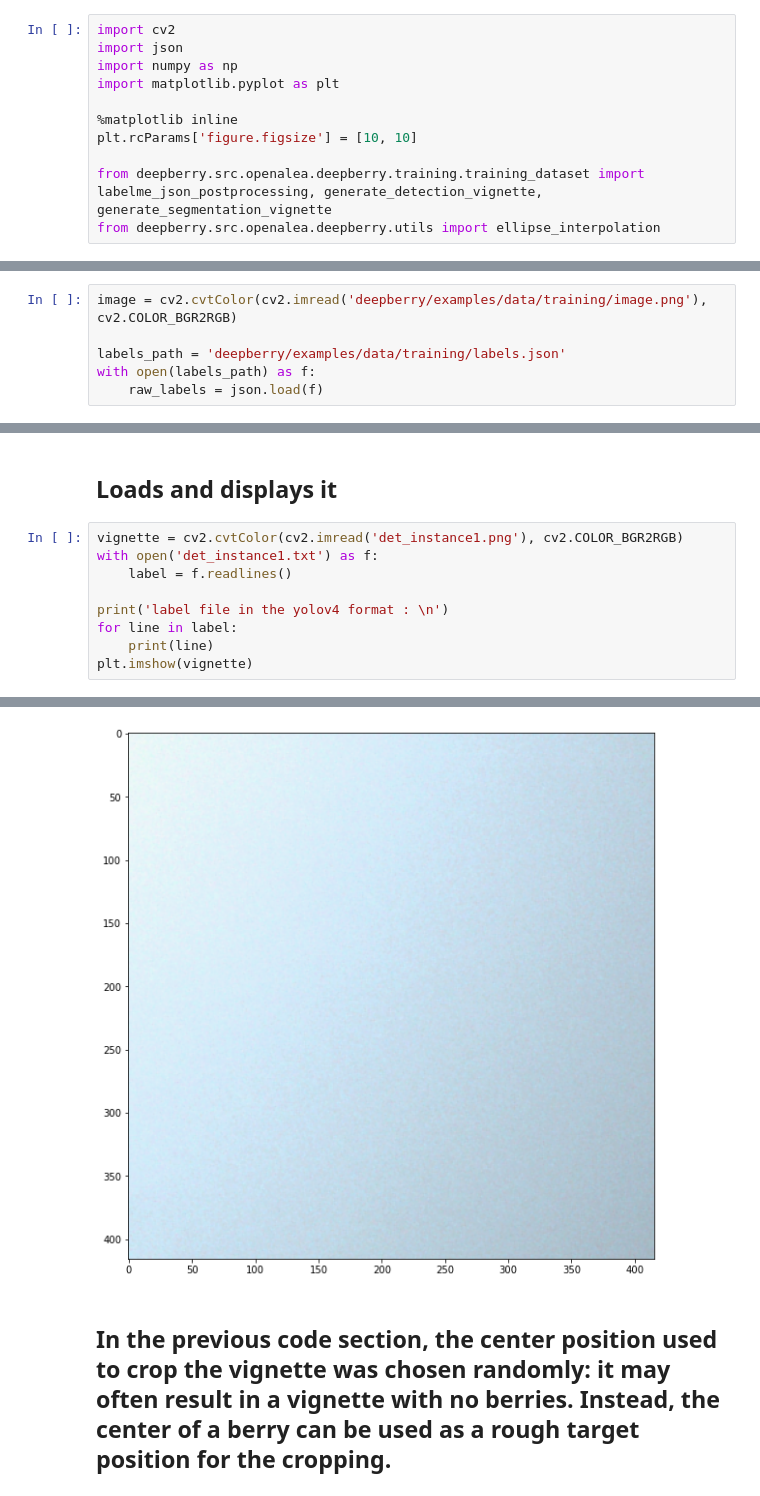
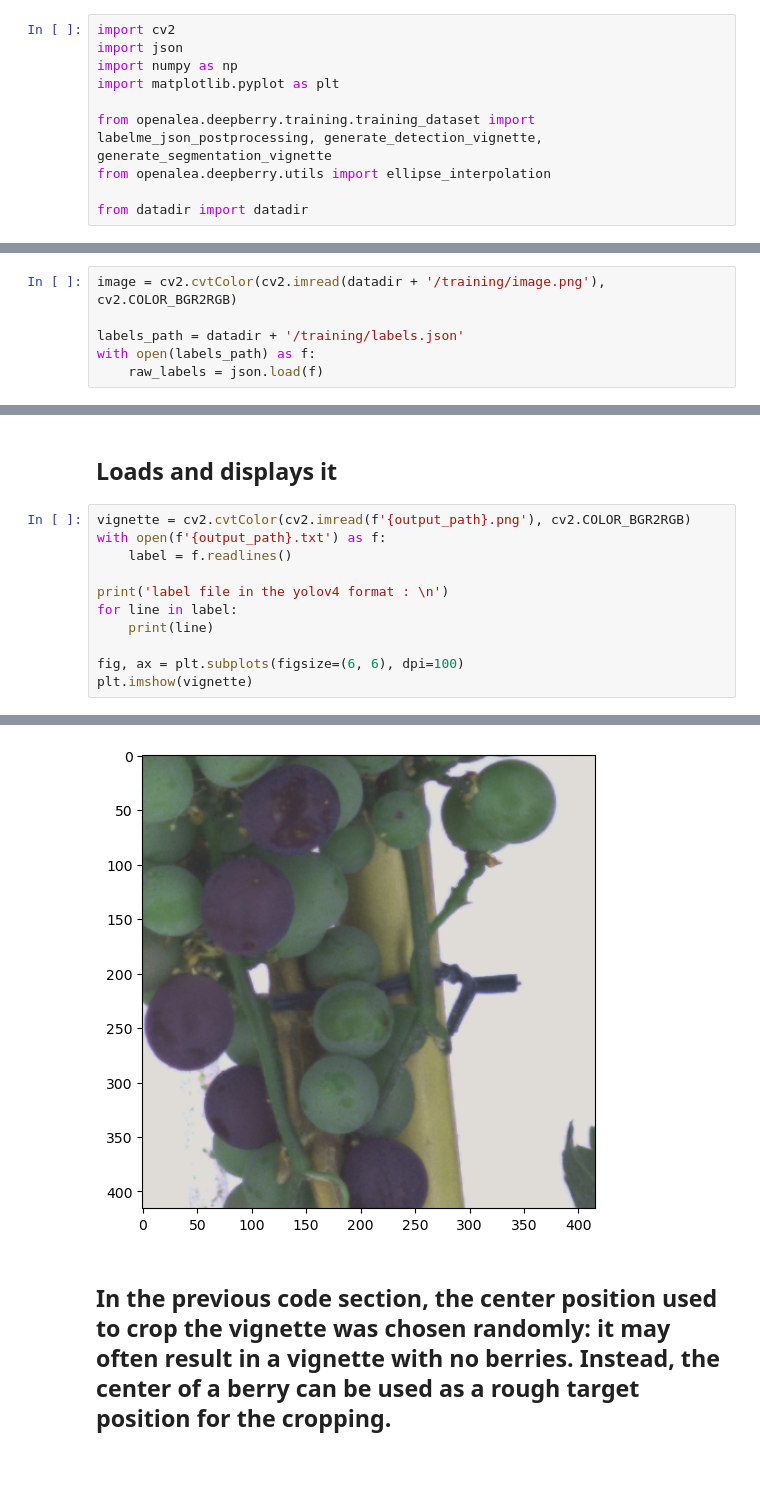
Before and after one commit to openalea/deepberry, a Jupyter notebook: examples/generate_training_dataset.ipynb, the cells around one changed output, grey strips where cells are left out. Drawn from its saved outputs; the diff is of its cells as text; blank space fills up the shorter version.

```diff
--- a/examples/generate_training_dataset.ipynb
+++ b/examples/generate_training_dataset.ipynb
@@ -9,19 +6,18 @@ import json
 import numpy as np
 import matplotlib.pyplot as plt
 
-%matplotlib inline
-plt.rcParams['figure.figsize'] = [10, 10]
+from openalea.deepberry.training.training_dataset import labelme_json_postprocessing, generate_detection_vignette, generate_segmentation_vignette
+from openalea.deepberry.utils import ellipse_interpolation
 
-from deepberry.src.openalea.deepberry.training.training_dataset import labelme_json_postprocessing, generate_detection_vignette, generate_segmentation_vignette
-from deepberry.src.openalea.deepberry.utils import ellipse_interpolation
+from datadir import datadir
 # %% [markdown]
 # 1. Loading of annotated data
 # %% [markdown]
 ## Loads an image an its corresponding labels Each label is a polygon. Only berries with >50% contours visible were annotated. Polygon points must only be placed were these contours are visible.
 # %%
-image = cv2.cvtColor(cv2.imread('deepberry/examples/data/training/image.png'), cv2.COLOR_BGR2RGB)
+image = cv2.cvtColor(cv2.imread(datadir + '/training/image.png'), cv2.COLOR_BGR2RGB)
 
-labels_path = 'deepberry/examples/data/training/labels.json'
+labels_path = datadir + '/training/labels.json'
 with open(labels_path) as f:
     raw_labels = json.load(f)
 # %% [markdown]
@@ -91,13 +89,15 @@ _ = generate_detection_vignette(image=image, labels=labels, output_path='det_ins
 # %% [markdown]
 ## Loads and displays it
 # %%
-vignette = cv2.cvtColor(cv2.imread('det_instance1.png'), cv2.COLOR_BGR2RGB)
-with open('det_instance1.txt') as f:
+vignette = cv2.cvtColor(cv2.imread(f'{output_path}.png'), cv2.COLOR_BGR2RGB)
+with open(f'{output_path}.txt') as f:
     label = f.readlines()
 
 print('label file in the yolov4 format : \n')
 for line in label:
     print(line)
+
+fig, ax = plt.subplots(figsize=(6, 6), dpi=100)
 plt.imshow(vignette)
 # %% [output]
 label file in the yolov4 format :
@@ -104,5 +120,5 @@ label file in the yolov4 format :
 <matplotlib.image.AxesImage at 0x...>
-[figure, old version]
+[figure, new version]
 # %% [markdown]
 ## In the previous code section, the center position used to crop the vignette was chosen randomly: it may often result in a vignette with no berries. Instead, the center of a berry can be used as a rough target position for the cropping.
 # %%
```
Also changed, not shown: parts of 11 cells of this notebook, 30 other files.
